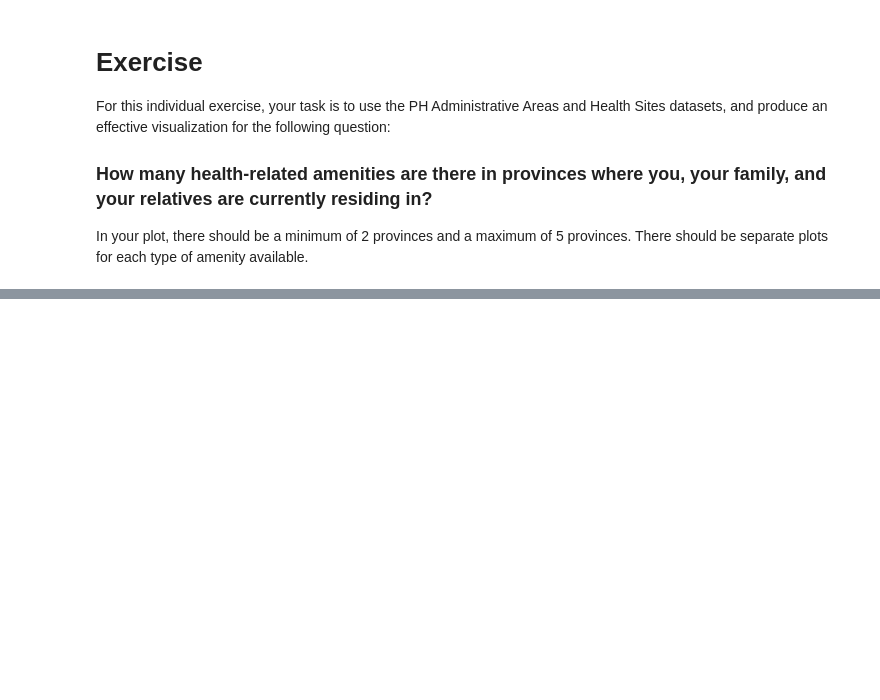
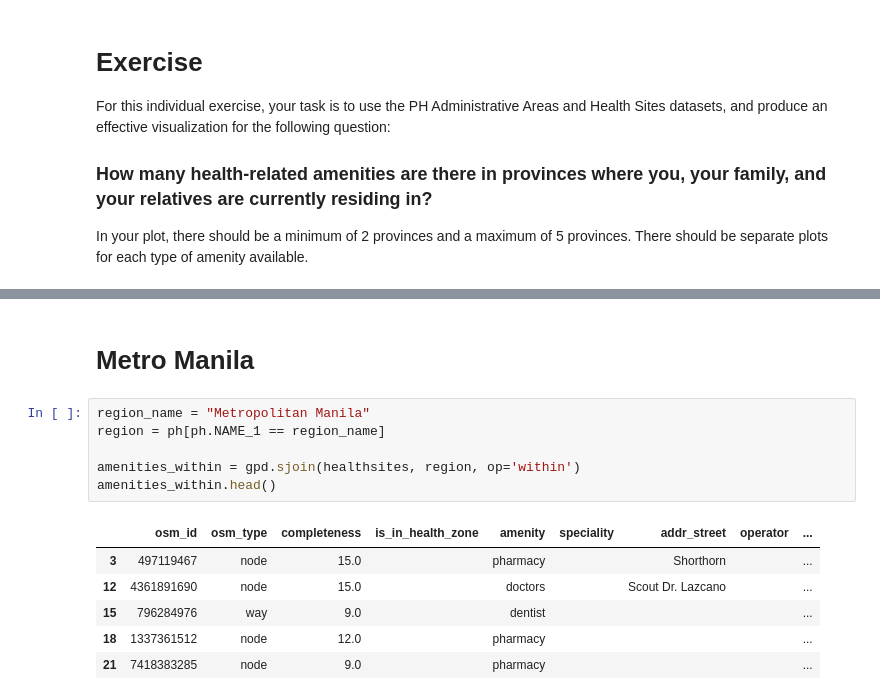
Before and after one commit to S0rbetes/datasci-s12-teng, a Jupyter notebook: exercise-geospatial-data/08 - Geospatial Data.ipynb, the cells around one changed output, grey strips where cells are left out. Cells and saved outputs as stored; diff of their text form; blank space fills up the shorter version.

```diff
--- a/exercise-geospatial-data/08 - Geospatial Data.ipynb
+++ b/exercise-geospatial-data/08 - Geospatial Data.ipynb
@@ -453,0 +445,15 @@ In your plot, there should be a minimum of 2 provinces and a maximum of 5 provin
+# %% [markdown]
+# Metro Manila
+# %%
+region_name = "Metropolitan Manila"
+region = ph[ph.NAME_1 == region_name]
+
+amenities_within = gpd.sjoin(healthsites, region, op='within')
+amenities_within.head()
+# %% [output]
+|  | osm_id | osm_type | completeness | is_in_health_zone | amenity | speciality | addr_street | operator | ... |
+| 3 | 497119467 | node | 15.0 |  | pharmacy |  | Shorthorn |  | ... |
+| 12 | 4361891690 | node | 15.0 |  | doctors |  | Scout Dr. Lazcano |  | ... |
+| 15 | 796284976 | way | 9.0 |  | dentist |  |  |  | ... |
+| 18 | 1337361512 | node | 12.0 |  | pharmacy |  |  |  | ... |
+| 21 | 7418383285 | node | 9.0 |  | pharmacy |  |  |  | ... |
```
Also changed, not shown: parts of 22 cells of this notebook.
